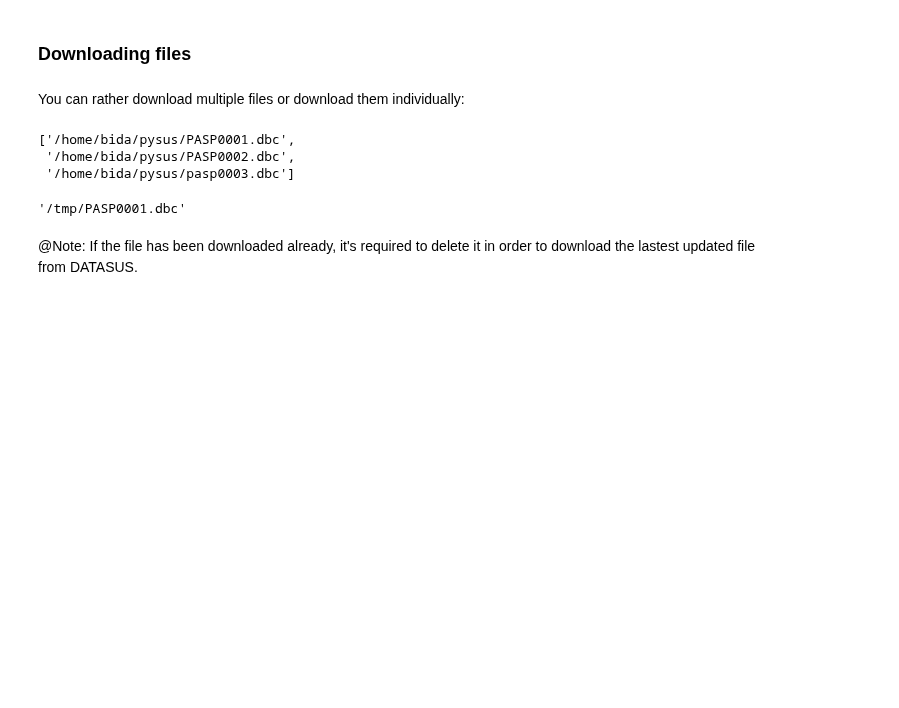
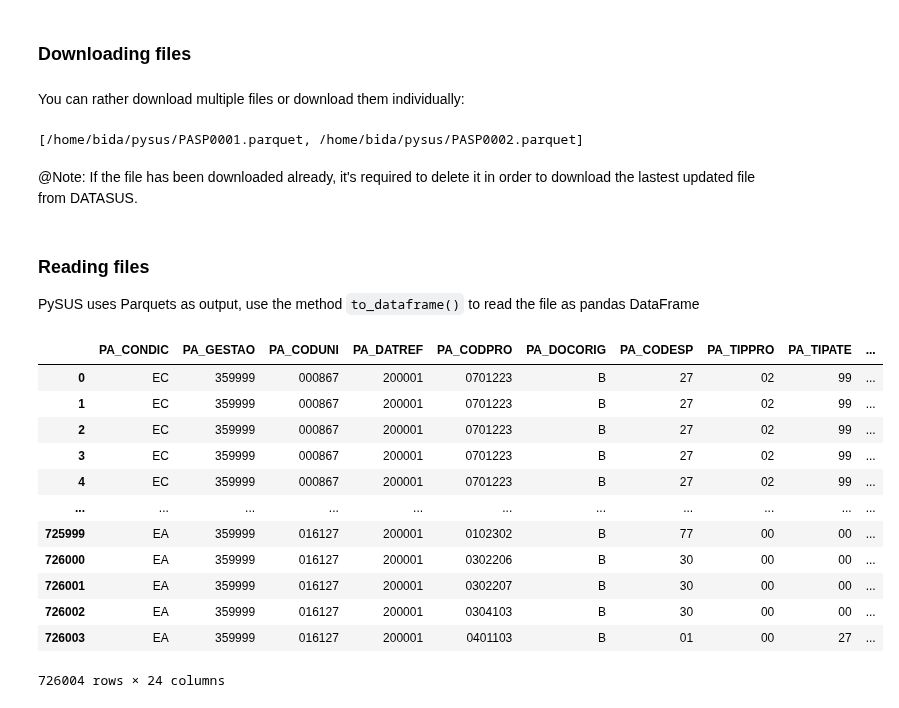
Before and after one commit to AlertaDengue/PySUS, a Jupyter notebook: docs/source/databases/SIA.ipynb, the cells around one changed output. Cells and saved outputs as stored; diff of their text form; code cells hidden in the pictures; blank space fills up the shorter version.

```diff
--- a/docs/source/databases/SIA.ipynb
+++ b/docs/source/databases/SIA.ipynb
@@ -57,6 +57,6 @@ sia.get_files("PA", uf="SP", year=2000)
  pasp0011.dbc,
  pasp0012.dbc]
 # %%
-files = sia.get_files("PA", uf="SP", year=2000, month=[1,2,3])
+files = sia.get_files("PA", uf="SP", year=2000, month=[1,2])
 files
 # %% [output]
@@ -78,14 +78,30 @@ sia.describe(files[0])
 # %% [markdown]
 You can rather download multiple files or download them individually:
 # %%
-sia.download(files)
+sia.download(files) # or specify a directory with `local_dir=`
 # %% [output]
-['/home/bida/pysus/PASP0001.dbc',
- '/home/bida/pysus/PASP0002.dbc',
- '/home/bida/pysus/pasp0003.dbc']
+[/home/bida/pysus/PASP0001.parquet, /home/bida/pysus/PASP0002.parquet]
-# %%
-files[0].download(local_dir="/tmp") # Specify a local directory
-# %% [output]
-'/tmp/PASP0001.dbc'
 # %% [markdown]
 @Note: If the file has been downloaded already, it's required to delete it in order to download the lastest updated file from DATASUS.
+# %% [markdown]
+### Reading files
+
+PySUS uses Parquets as output, use the method `to_dataframe()` to read the file as pandas DataFrame
+# %%
+parquet = sia.download(files)[0]
+# %%
+parquet.to_dataframe()
+# %% [output]
+|  | PA_CONDIC | PA_GESTAO | PA_CODUNI | PA_DATREF | PA_CODPRO | PA_DOCORIG | PA_CODESP | PA_TIPPRO | PA_TIPATE | ... |
+| 0 | EC | 359999 | 000867 | 200001 | 0701223 | B | 27 | 02 | 99 | ... |
+| 1 | EC | 359999 | 000867 | 200001 | 0701223 | B | 27 | 02 | 99 | ... |
+| 2 | EC | 359999 | 000867 | 200001 | 0701223 | B | 27 | 02 | 99 | ... |
+| 3 | EC | 359999 | 000867 | 200001 | 0701223 | B | 27 | 02 | 99 | ... |
+| 4 | EC | 359999 | 000867 | 200001 | 0701223 | B | 27 | 02 | 99 | ... |
+| ... | ... | ... | ... | ... | ... | ... | ... | ... | ... | ... |
+| 725999 | EA | 359999 | 016127 | 200001 | 0102302 | B | 77 | 00 | 00 | ... |
+| 726000 | EA | 359999 | 016127 | 200001 | 0302206 | B | 30 | 00 | 00 | ... |
+| 726001 | EA | 359999 | 016127 | 200001 | 0302207 | B | 30 | 00 | 00 | ... |
+| 726002 | EA | 359999 | 016127 | 200001 | 0304103 | B | 30 | 00 | 00 | ... |
+| 726003 | EA | 359999 | 016127 | 200001 | 0401103 | B | 01 | 00 | 27 | ... |
+726004 rows × 24 columns
```
Also changed, not shown: parts of 1 cell of this notebook, 5 other files.
